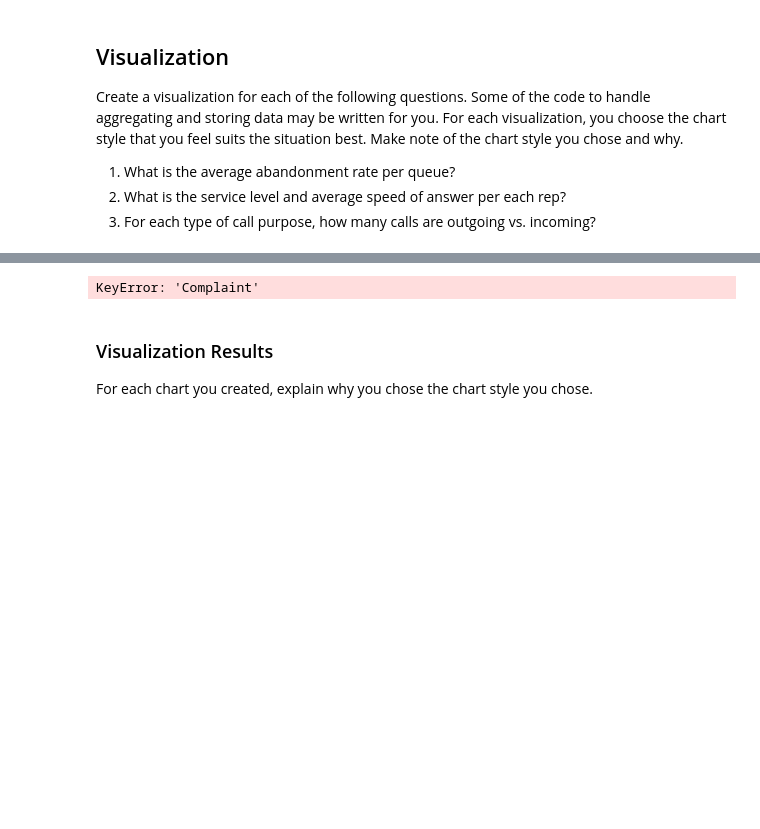
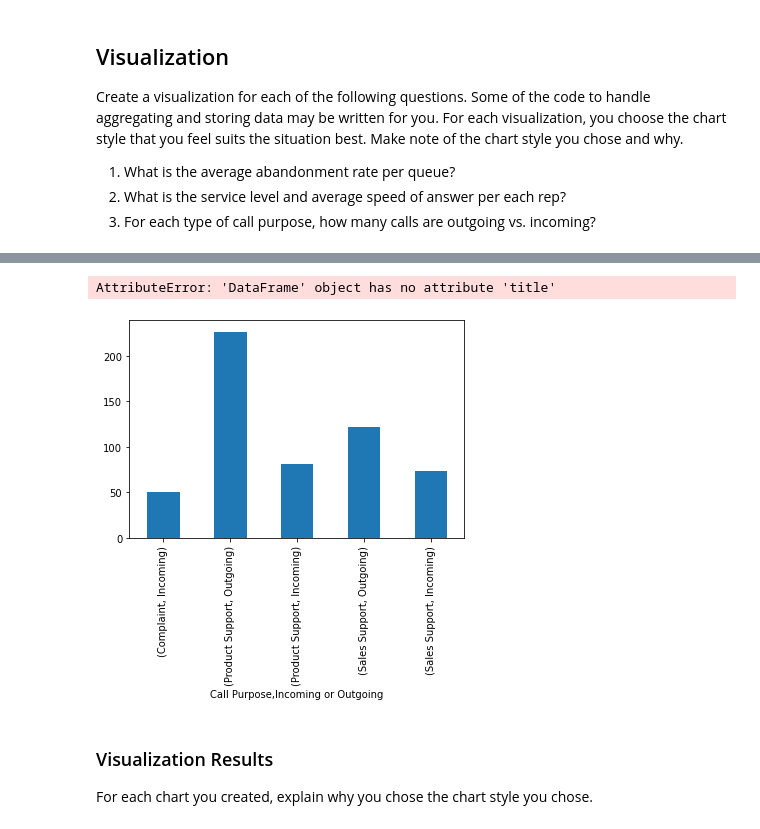
Before and after one commit to c-scalzo/call-center-cleanup-assignment, a Jupyter notebook: call-center-cleanup-assignment-main/Call Center Cleanup.ipynb, the cells around one changed output, grey strips where cells are left out. Drawn from its saved outputs; the diff is of its cells as text; code cells hidden in the pictures; blank space fills up the shorter version.

```diff
--- a/call-center-cleanup-assignment-main/Call Center Cleanup.ipynb
+++ b/call-center-cleanup-assignment-main/Call Center Cleanup.ipynb
@@ -755,14 +770,27 @@ service_level["Service Level %"] = service_level["Calls_x"]/service_level["Calls
 # %%
 # Create visualization 3 here
 # The three dictionaries, complaints, sales_support, and product_support, have the information you need
-purpose_group = df["Incoming or Outgoing"]
+purpose_group = df.groupby("Call Purpose")
 
-purpose_counts = purpose_group.value_counts()
+call_purposes = ["Complaint", "Product Support", "Sales Support"]
+
+purpose_counts = purpose_group["Incoming or Outgoing"].value_counts()
 complaints = purpose_counts["Complaint"].to_dict()
 sales_support = purpose_counts["Sales Support"].to_dict()
 product_support = purpose_counts["Product Support"].to_dict()
+
+purpose_counts.plot.bar(edgecolor='white')
+plt.title('Call Type by Purpose', color='black')
+plt.xticks(color = 'black')
+plt.yticks(color = 'black')
+plt.xlabel('Purpose', color='black')
+plt.ylabel('Number Incoming or Outgoing', color='black')
+style.use('ggplot')
+
+plt.show()
 # %% [output]
-KeyError: 'Complaint'
+AttributeError: 'DataFrame' object has no attribute 'title'
+[figure, added]
 # %% [markdown]
 ### Visualization Results
 
```
Also changed, not shown: parts of 10 cells of this notebook, 1 other file.
